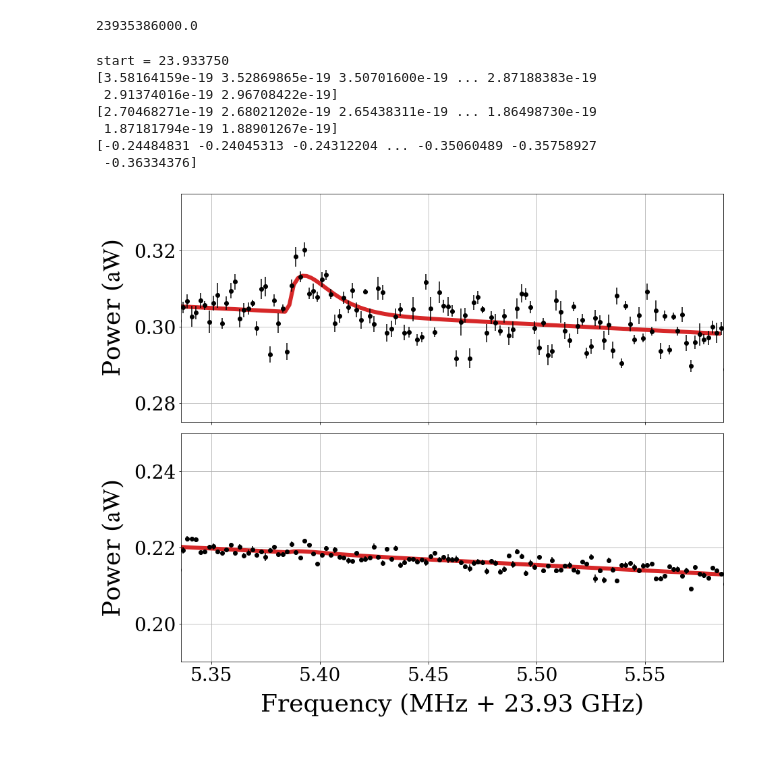
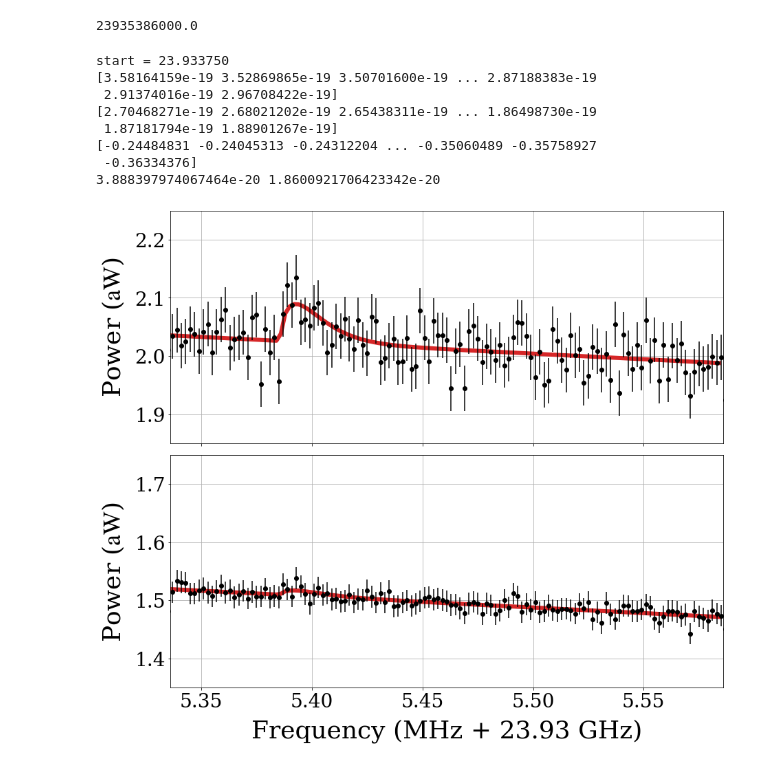
Before and after one commit to sadachi5/dosue-k, a Jupyter notebook: get_N_eff.ipynb, the cells around one changed output. Saved outputs shown, nothing was run; the diff lists cells and outputs as text; code cells hidden in the pictures.

```diff
--- a/get_N_eff.ipynb
+++ b/get_N_eff.ipynb
@@ -886,8 +899,14 @@ _W = np.average(_W_array, axis=0) # mean of (W_0, W_1,... W_{n_data})
 
 # Rebinning power
 if   rebinfunc == 0: freq_before, W_before, W_err_before = func.rebin_func(data['freq'], _W)
-elif rebinfunc == 1: freq_before, W_before = func.rebin_func_consider_rbw(data['freq'], _W)
-else               : freq_before, W_before = data['freq'], _W
+elif rebinfunc == 1: freq_before, W_before, W_err_before = func.rebin_func_consider_rbw(data['freq'], _W, method=0)
+elif rebinfunc == 2: freq_before, W_before, W_err_before = data['freq'], _W, np.full(len(_W), 0.)
+elif rebinfunc == 3: freq_before, W_before, W_err_before = func.rebin_func_consider_rbw(data['freq'], _W, method=1)
+else               : freq_before, W_before, W_err_before = data['freq'], _W, np.full(len(_W), 0.)
+
+# Get error
+tmp, tmp, Perr_before = fit.get_fit_array(freq_before, W_before, f0)
+W_err_before = np.full(len(freq_before), Perr_before)
 
 ##  Retrieve fit func with fitting result parameters
 path = f"{fitdir_before}/start_{start}GHz.csv"
@@ -907,16 +926,22 @@ _W2_array = np.array([ data[key] for key in keys_W ])
 _W2 = np.average(_W2_array, axis=0) # mean of (W_0, W_1,... W_{n_data})
 
 ## Sum power of nominal and additional datas
-#_W_add = (_W*data_time+_W2*data_time2)/(data_time+data_time2)
-_W_add = _W2
+_W_add = (_W*data_time+_W2*data_time2)/(data_time+data_time2)
+#_W_add = _W2
 print(_W)
 print(_W2)
 print((_W2-_W)/_W)
 
 ## Rebinning power
 if   rebinfunc == 0: freq_after, W_after, W_err_after = func.rebin_func(data['freq'], _W_add)
-elif rebinfunc == 1: freq_after, W_after = func.rebin_func_consider_rbw(data['freq'], _W_add)
-else               : freq_after, W_after = data['freq'], _W
+elif rebinfunc == 1: freq_after, W_after, W_err_after = func.rebin_func_consider_rbw(data['freq'], _W_add, method=0)
+elif rebinfunc == 2: freq_after, W_after, W_err_after = data['freq'], _W_add, np.full(len(_W_add), 0.)
+elif rebinfunc == 3: freq_after, W_after, W_err_after = func.rebin_func_consider_rbw(data['freq'], _W_add, method=1)
+else               : freq_after, W_after, W_err_after = data['freq'], _W_add, np.full(len(_W_add), 0.)
+
+# Get error
+tmp, tmp, Perr_after = fit.get_fit_array(freq_after, W_after, f0)
+W_err_after = np.full(len(freq_after), Perr_after)
 
 ##  Retrieve fit func with fitting result parameters
 path = f"{fitdir_after}/start_{start}GHz.csv"
@@ -927,6 +952,8 @@ for i, freq_0 in enumerate(data["freq_0"]):
         fit_after = fit.fit_func(freq_fit_after, data["a"][i], data["b"][i], data["P"][i], f0)
         pass
     pass
+
+print(Perr_before, Perr_after)
 # %% [output]
 start = 23.933750
 [3.58164159e-19 3.52869865e-19 3.50701600e-19 ... 2.87188383e-19
@@ -935,45 +962,50 @@ start = 23.933750
  1.87181794e-19 1.88901267e-19]
 [-0.24484831 -0.24045313 -0.24312204 ... -0.35060489 -0.35758927
  -0.36334376]
+3.888397974067464e-20 1.8600921706423342e-20
 # %%
 # Plot power before & after the additional measurement
 # aW v.s. MHz
-outdir = './plot/result_figure/fit_result'
+outdir = './plot/result_figure_newrebin2/fit_result'
 if not os.path.isdir(outdir): os.makedirs(outdir)
 
 fig, axes = plt.subplots(2,1,figsize=(14,12), squeeze=False, sharex=True)
 fig.tight_layout()
 plt.rcParams["font.size"] = 28
 plt.rcParams["mathtext.fontset"] = 'stix'
 plt.rcParams["font.family"] = 'serif'
 W_conv = 1.e+18 # W --> aW
 
 # Before
 ax = axes[0][0]
 ax.plot((freq_fit_before*1e-9-base)*1e+3, fit_before*W_conv, color="tab:red", linewidth=6, linestyle="-", label="fit result")
 ax.errorbar((freq_before*1e-9-base)*1e+3, W_before*W_conv, yerr=W_err_before*W_conv, fmt='o', markersize=6, color='black', label=r"$P_{\rm in}(\nu)$")
 
 ax.grid()
 ax.set_xlim([(f0*1e-9-base)*1e+3-50.e-3, (f0*1e-9-base)*1e+3+200.e-3])
-ax.set_ylim([0.275, 0.335])
-ax.set_yticks([0.28, 0.30, 0.32])
+#ax.set_ylim([0.275, 0.335])
+#ax.set_yticks([0.28, 0.30, 0.32])
+ax.set_ylim([1.85, 2.25])
+#ax.set_yticks([0.28, 0.30, 0.32])
 ax.set_ylabel(r"Power ($\mathrm{aW}$)", labelpad=12, fontsize=36)
 #ax.set_title(r"$\nu_0 = {}$ GHz".format(f0/1e9))
 
 # After
 ax = axes[1][0]
 ax.plot((freq_fit_after*1e-9-base)*1e+3, fit_after*W_conv, color="tab:red", linewidth=6, linestyle="-", label="fit result")
 ax.errorbar((freq_after*1e-9-base)*1e+3, W_after*W_conv, yerr=W_err_after*W_conv, fmt='o', markersize=6, color='black', label=r"$P_{\rm in}(\nu)$")
 
 ax.grid()
 ax.set_xlim([(f0*1e-9-base)*1e+3-50.e-3, (f0*1e-9-base)*1e+3+200.e-3])
-ax.set_ylim([0.19, 0.25])
-ax.set_yticks([0.2, 0.22, 0.24])
+#ax.set_ylim([0.19, 0.25])
+#ax.set_yticks([0.2, 0.22, 0.24])
+ax.set_ylim([1.35, 1.75])
+#ax.set_yticks([0.2, 0.22, 0.24])
 ax.set_xlabel("Frequency (MHz + {} GHz)".format(base), fontsize=36, labelpad=12)
 ax.set_ylabel(r"Power ($\mathrm{aW}$)", fontsize=36, labelpad=12)
 
 # Cosmetic
 fig.subplots_adjust(hspace=0.05, left=0.15, bottom=0.15)
-#plt.savefig(f"{outdir}/fit_p_local_min_red.png")
+plt.savefig(f"{outdir}/fit_p_local_min_red.png")
 # %% [output]
-[figure, old version]
+[figure, new version]
```
Also changed, not shown: parts of 7 cells of this notebook, 12 other files.
